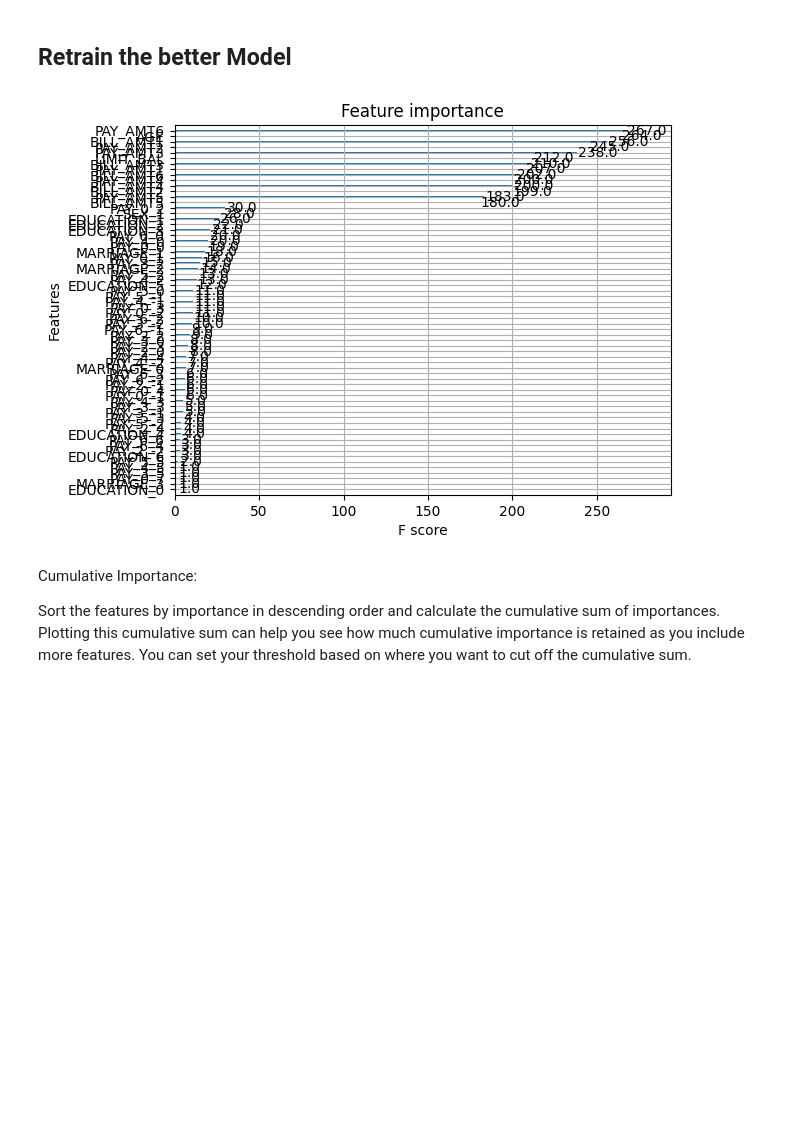
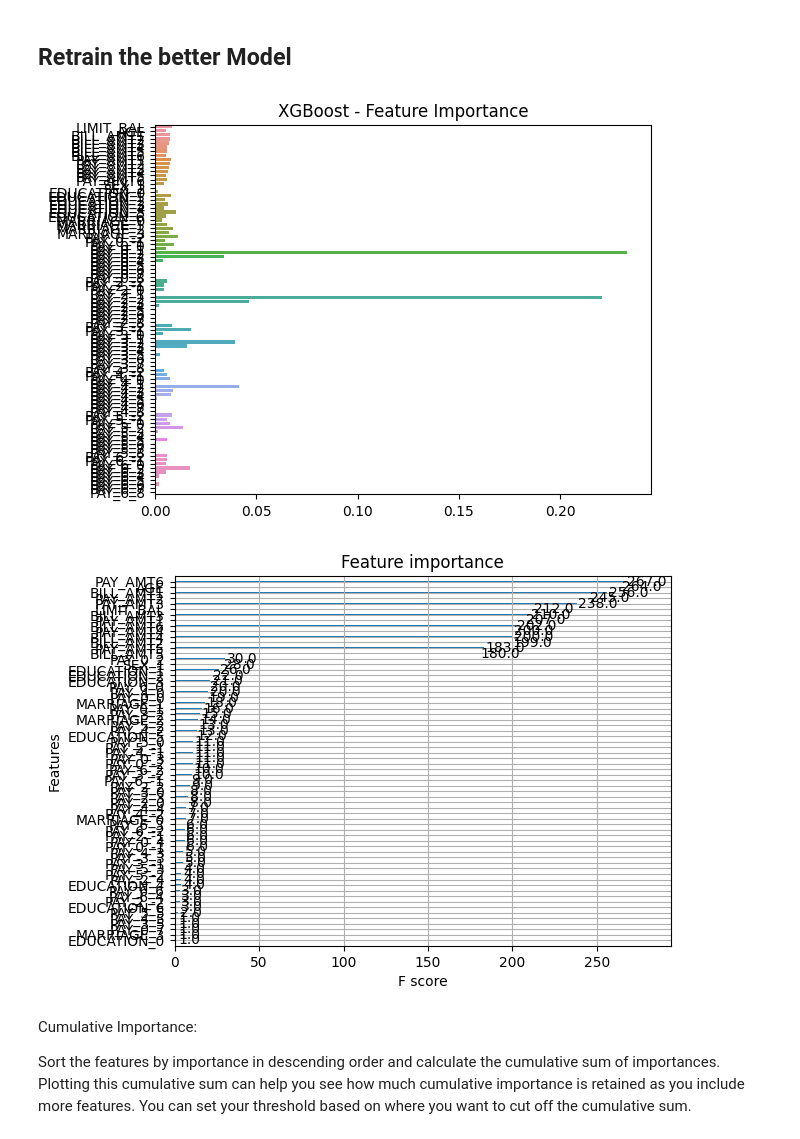
Before and after one commit to emmanuelkipngetich/Predicting-Credit-Default-with-Decision-Trees-XGBoost-and-Streamlit-GUI., a Jupyter notebook: Notebooks/Taiwan.ipynb, the cells around one changed output. Cells and saved outputs as stored; diff of their text form; code cells hidden in the pictures; blank space fills up the shorter version.

```diff
--- a/Notebooks/Taiwan.ipynb
+++ b/Notebooks/Taiwan.ipynb
@@ -792,24 +782,25 @@ These adjustments should speed up the hyperparameter tuning process while still
 # %%
 # Assuming your XGBoost model is named xgb_model
 
 # XGBoost model
-# xgb_model = XGBClassifier(random_state=42)
-# xgb_model.fit(X_train, y_train)
+xgb_model = XGBClassifier(random_state=42)
+xgb_model.fit(X_train, y_train)
 
 
 
-# importances = xgb_model.feature_importances_
-# feature_names = X_encoded.columns
+importances = xgb_model.feature_importances_
+feature_names = X_encoded.columns
 
 
-# sns.barplot(x=importances, y=feature_names)
-# plt.title("XGBoost - Feature Importance")
-# plt.show()
-# Assuming xgb_model is your trained XGBoost model
+sns.barplot(x=importances, y=feature_names)
+plt.title("XGBoost - Feature Importance")
+plt.show()
+#Assuming xgb_model is your trained XGBoost model
 plot_importance(xgb_model)
 plt.show()
 # %% [output]
-[figure, old version]
+[figure, new version]
+[figure, added]
 # %% [markdown]
 Cumulative Importance:
 
```
Also changed, not shown: parts of 8 cells of this notebook, 2 other files.
